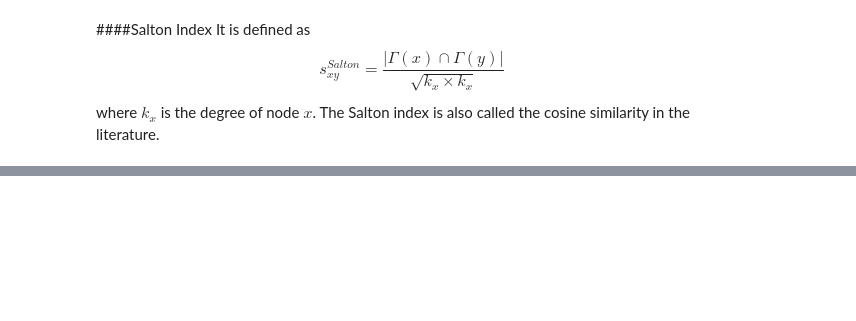
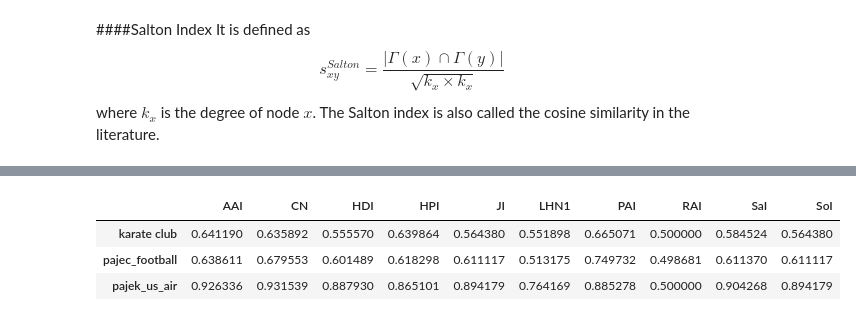
Before and after one commit to libfun/Course_m1_2015, a Jupyter notebook: ipynb/Link_predicition.ipynb, the cells around one changed output, grey strips where cells are left out. Drawn from its saved outputs; the diff is of its cells as text; code cells hidden in the pictures; blank space fills up the shorter version.

Commit message:
full local similarity indices with 3 examples
NOTE: look into RAI, there’s something really wrong

```diff
--- a/ipynb/Link_predicition.ipynb
+++ b/ipynb/Link_predicition.ipynb
@@ -163,0 +632,2 @@ Mean precision = 0.0
+# %%
+df.loc['pajec_football'] = run_local_similarity_indices(fixed_pajek_football, symmetric = False)
@@ -163,0 +651,6 @@ Mean precision = 0.0
+# %%
+pajek_us_air = nx.read_pajek('./netws/pajekds/USAir97.net')
+# %%
+fixed_pajek_us_air = nx.Graph(nx.convert_node_labels_to_integers(pajek_us_air, first_label = 0))
+# %%
+df.loc['pajek_us_air'] = run_local_similarity_indices(fixed_pajek_us_air, symmetric = True)
@@ -163,0 +668,7 @@ Mean precision = 0.0
+# %%
+df
+# %% [output]
+|  | AAI | CN | HDI | HPI | JI | LHN1 | PAI | RAI | SaI | SoI |
+| karate club | 0.641190 | 0.635892 | 0.555570 | 0.639864 | 0.564380 | 0.551898 | 0.665071 | 0.500000 | 0.584524 | 0.564380 |
+| pajec_football | 0.638611 | 0.679553 | 0.601489 | 0.618298 | 0.611117 | 0.513175 | 0.749732 | 0.498681 | 0.611370 | 0.611117 |
+| pajek_us_air | 0.926336 | 0.931539 | 0.887930 | 0.865101 | 0.894179 | 0.764169 | 0.885278 | 0.500000 | 0.904268 | 0.894179 |
```
Also changed, not shown: parts of 33 cells of this notebook, 14 other files.
